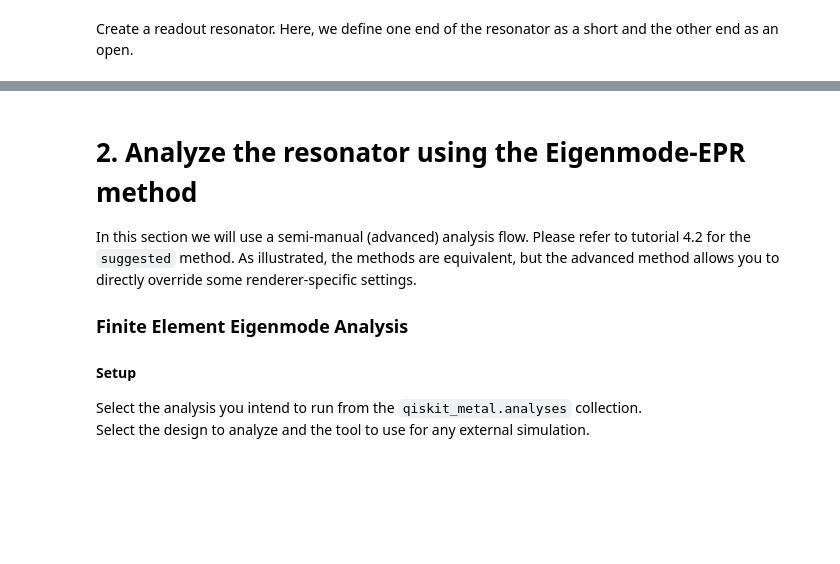
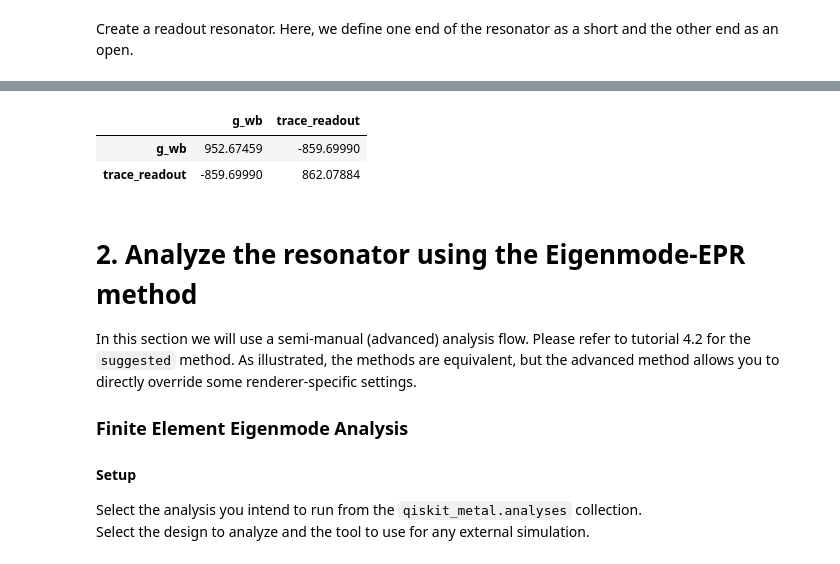
Before and after one commit to Wendywanw/Qiskit_metal_tutorial, a Jupyter notebook: tutorials/4 Analysis/B. Advanced - Direct use of the renderers/4.12 Analyze a resonator.ipynb, the cells around one changed output, grey strips where cells are left out. Saved outputs shown, nothing was run; the diff lists cells and outputs as text; code cells hidden in the pictures; blank space fills up the shorter version.

```diff
--- a/tutorials/4 Analysis/B. Advanced - Direct use of the renderers/4.12 Analyze a resonator.ipynb
+++ b/tutorials/4 Analysis/B. Advanced - Direct use of the renderers/4.12 Analyze a resonator.ipynb
@@ -54,3 +54,10 @@ rt_meander = RouteMeander(design, 'readout',  Dict(
 
 gui.rebuild()
 gui.autoscale()
+# %%
+from qiskit_metal.analyses.quantization import LOManalysis
+c1 = LOManalysis(design, "q3d")
+# %%
+c1.sim.setup.min_passes  = 1
+c1.sim.setup.max_passes = 5
+print(c1.sim.setup)
@@ -56,0 +66,6 @@ gui.autoscale()
+# %%
+c1.sim.run(components=['readout','open_to_ground','short_to_ground'], open_terminations=[('open_to_ground', 'open'),('short_to_ground','open')])#, ('Q1', 'bus1'), ('Q1', 'bus2')])
+c1.sim.capacitance_matrix
+
+c1.sim._get_results_from_renderer()
+c_mat = c1.sim.capacitance_matrix
@@ -56,0 +91,6 @@ gui.autoscale()
+# %%
+c_mat
+# %% [output]
+|  | g_wb | trace_readout |
+| g_wb | 952.67459 | -859.69990 |
+| trace_readout | -859.69990 | 862.07884 |
```
Also changed, not shown: parts of 4 cells of this notebook, 1 other file.
